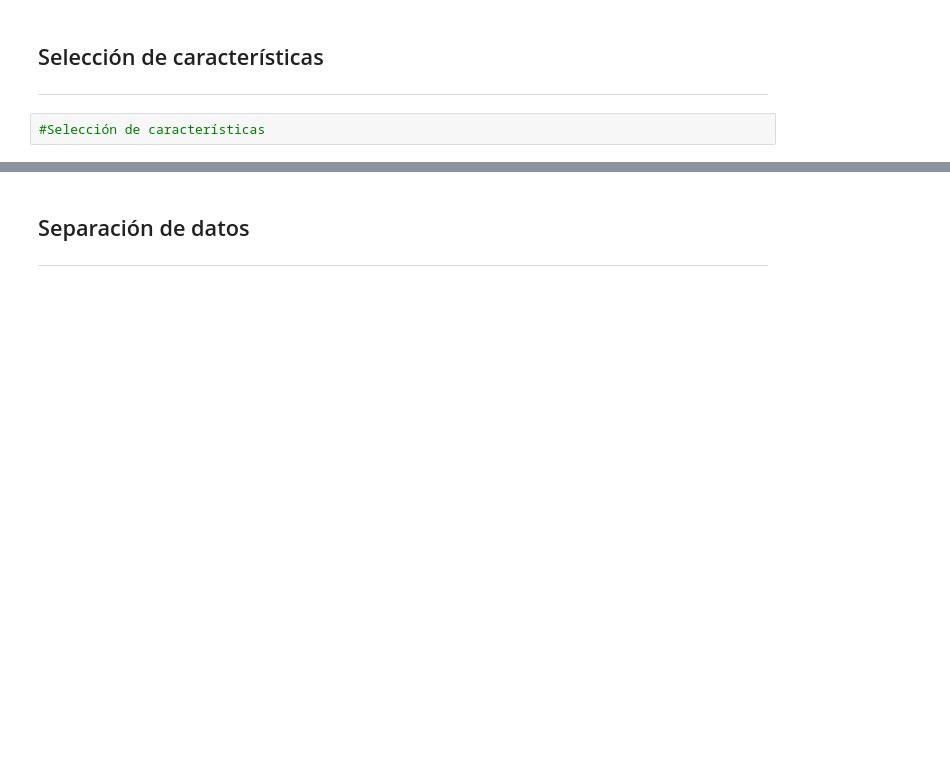
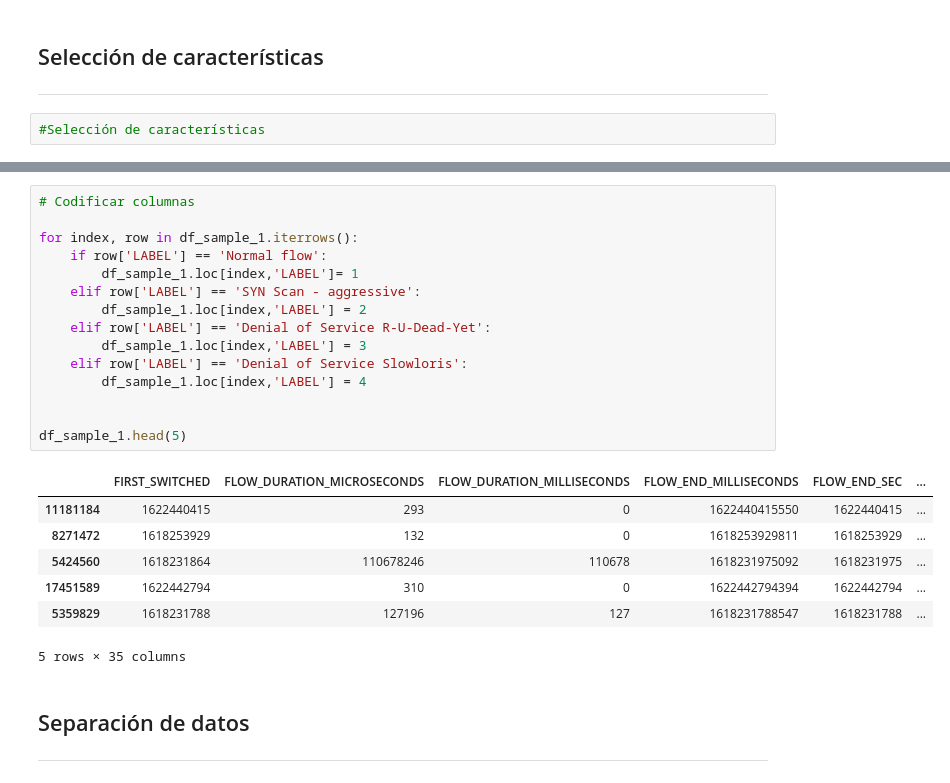
Before and after one commit to juanferdeleon/Proyecto-1-CC3094, a Jupyter notebook: Proyecto 1.ipynb, the cells around one changed output, grey strips where cells are left out. Saved outputs shown, nothing was run; the diff lists cells and outputs as text; blank space fills up the shorter version.

```diff
--- a/Proyecto 1.ipynb
+++ b/Proyecto 1.ipynb
@@ -76,3 +285,26 @@ df['LABEL'].unique()
+# %%
+# Codificar columnas
+
+for index, row in df_sample_1.iterrows():
+    if row['LABEL'] == 'Normal flow':
+        df_sample_1.loc[index,'LABEL']= 1
+    elif row['LABEL'] == 'SYN Scan - aggressive':
+        df_sample_1.loc[index,'LABEL'] = 2
+    elif row['LABEL'] == 'Denial of Service R-U-Dead-Yet':
+        df_sample_1.loc[index,'LABEL'] = 3
+    elif row['LABEL'] == 'Denial of Service Slowloris':
+        df_sample_1.loc[index,'LABEL'] = 4
+
+
+df_sample_1.head(5)
+# %% [output]
+|  | FIRST_SWITCHED | FLOW_DURATION_MICROSECONDS | FLOW_DURATION_MILLISECONDS | FLOW_END_MILLISECONDS | FLOW_END_SEC | ... |
+| 11181184 | 1622440415 | 293 | 0 | 1622440415550 | 1622440415 | ... |
+| 8271472 | 1618253929 | 132 | 0 | 1618253929811 | 1618253929 | ... |
+| 5424560 | 1618231864 | 110678246 | 110678 | 1618231975092 | 1618231975 | ... |
+| 17451589 | 1622442794 | 310 | 0 | 1622442794394 | 1622442794 | ... |
+| 5359829 | 1618231788 | 127196 | 127 | 1618231788547 | 1618231788 | ... |
+5 rows × 35 columns
 # %% [markdown]
 ## Separación de datos
 
```
Also changed, not shown: parts of 20 cells of this notebook, 1 other file.
